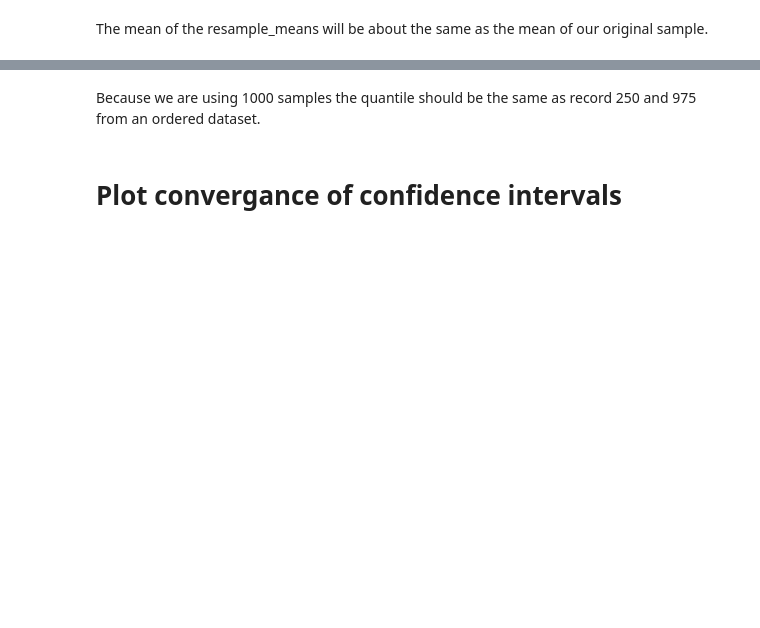
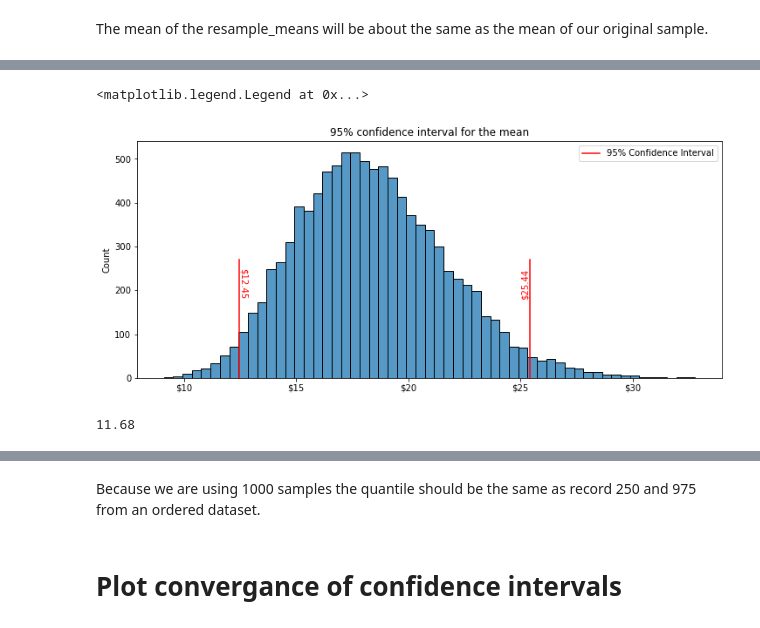
Before and after one commit to benbogart/blog-2-bootstrap, a Jupyter notebook: Projecting Donation Revenue.ipynb, the cells around one changed output, grey strips where cells are left out. Drawn from its saved outputs; the diff is of its cells as text; code cells hidden in the pictures; blank space fills up the shorter version.

```diff
--- a/Projecting Donation Revenue.ipynb
+++ b/Projecting Donation Revenue.ipynb
@@ -161,0 +163,25 @@ ax.xaxis.set_major_formatter(formatter)
+# %%
+plt.figure(figsize=(12,5))
+ax = sns.histplot(resample_means)
+
+plt.title('95% confidence interval for the mean')
+
+formatter = ticker.FormatStrFormatter('$%1.0f')
+ax.xaxis.set_major_formatter(formatter)
+
+ax.axvline(12.45, 0, .5, color='r', label='95% Confidence Interval')
+ax.axvline(25.44, 0, .5, color='r')
+
+ax.text(12.45, 180, '$12.45', rotation=270, va='bottom', ha='left', color='r')
+ax.text(25.4, 180, '$25.44', rotation=90, va='bottom', ha='right', color='r')
+
+
+plt.legend()
+# %% [output]
+<matplotlib.legend.Legend at 0x...>
+[figure, added]
+# %%
+resample_means.sort()
+np.round(resample_means[99], 2)
+# %% [output]
+11.68
```
Also changed, not shown: parts of 23 cells of this notebook, 4 other files.
